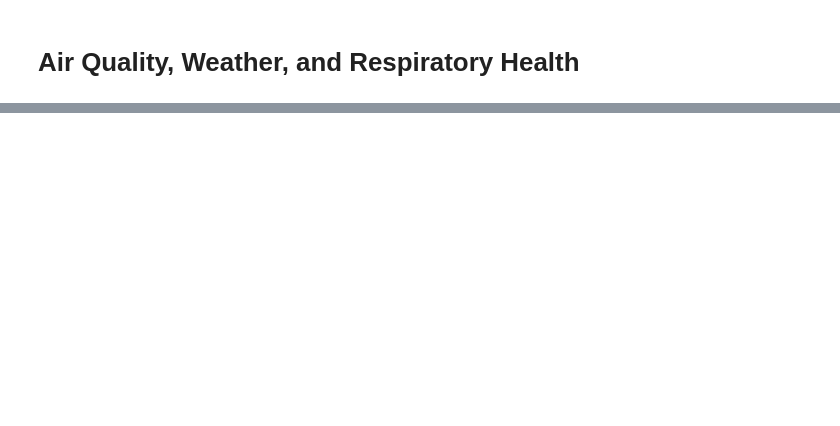
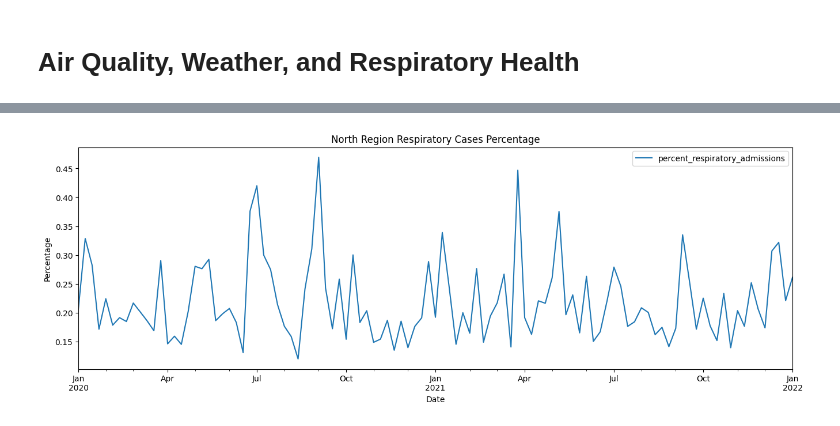
Before and after one commit to DarshanaHeendeniya/ML_Learning, a Jupyter notebook: Air_quality.ipynb, the cells around one changed output, grey strips where cells are left out. Cells and saved outputs as stored; diff of their text form; code cells hidden in the pictures; blank space fills up the shorter version.

```diff
--- a/Air_quality.ipynb
+++ b/Air_quality.ipynb
@@ -15,0 +175,4 @@ FileNotFoundError: [Errno 2] No such file or directory: 'data/data.csv'
+# %%
+# Calculate the percentage of respiratory admission cases out of population density
+df_north_monthly['percent_respiratory_admissions'] = (df_north_monthly['respiratory_admissions'] / df_north_monthly['population_density']) * 100
+df_north_monthly.head()
@@ -15,0 +188,6 @@ FileNotFoundError: [Errno 2] No such file or directory: 'data/data.csv'
+# %%
+# plotting the percent respiratory admission cases
+df_north_monthly['percent_respiratory_admissions'].plot(figsize = (16,5), title = 'North Region Respiratory Cases Percentage', xlabel = 'Date', ylabel = 'Percentage', legend = True)
+plt.show()
+# %% [output]
+[figure, added]
```
Also changed, not shown: parts of 27 cells of this notebook.
